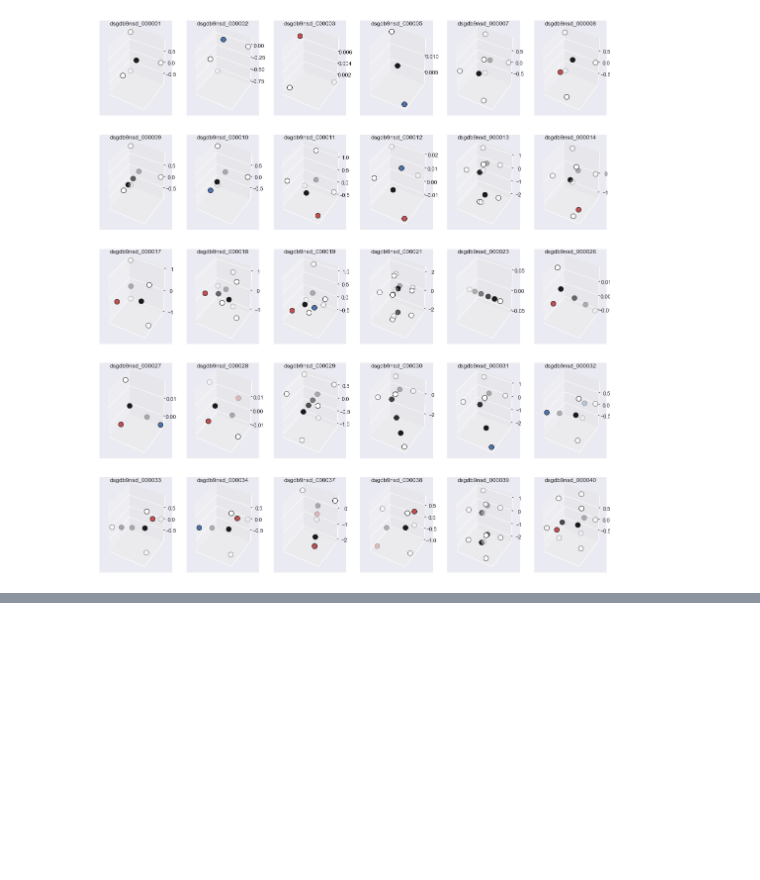
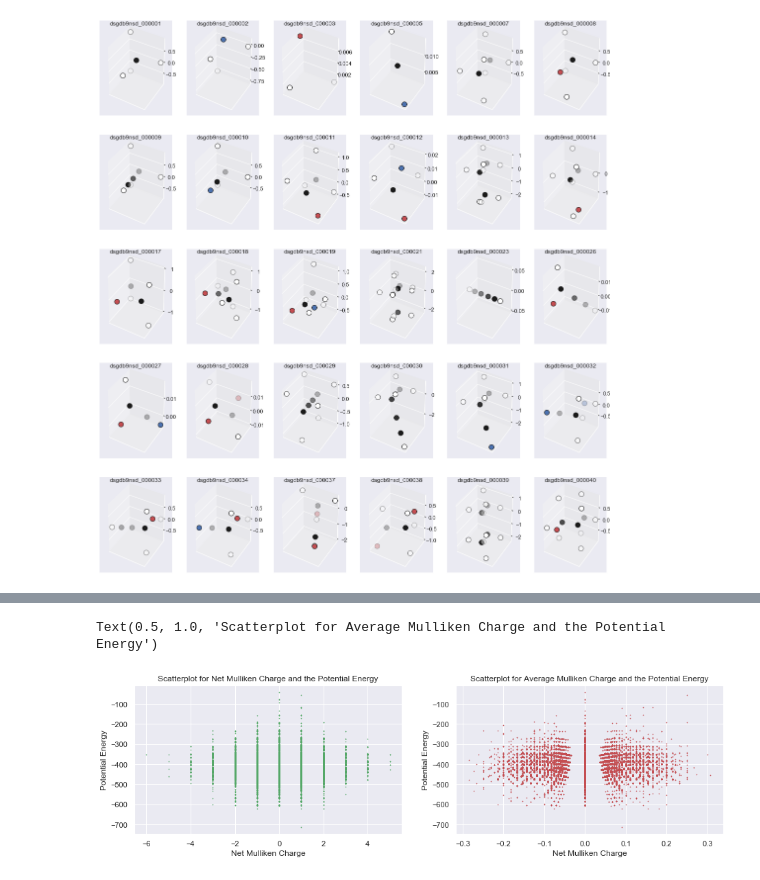
Before and after one commit to dhdzmota/particle_properties, a Jupyter notebook: Particles.ipynb, the cells around one changed output, grey strips where cells are left out. Cells and saved outputs as stored; diff of their text form; code cells hidden in the pictures; blank space fills up the shorter version.

```diff
--- a/Particles.ipynb
+++ b/Particles.ipynb
@@ -198,0 +234,16 @@ plt.show()
+# %%
+plt.subplot(121)
+plt.scatter(net_mulliken_charge*1000000, energy_dipole.potential_energy,c='g', s=.4)
+plt.xlabel('Net Mulliken Charge')
+plt.ylabel('Potential Energy')
+plt.title('Scatterplot for Net Mulliken Charge and the Potential Energy')
+
+plt.subplot(122)
+plt.scatter(av_mulliken_charge*1000000, energy_dipole.potential_energy, c='r', s=.4)
+plt.subplots_adjust(left=.01,right=2)
+plt.xlabel('Net Mulliken Charge')
+plt.ylabel('Potential Energy')
+plt.title('Scatterplot for Average Mulliken Charge and the Potential Energy')
+# %% [output]
+Text(0.5, 1.0, 'Scatterplot for Average Mulliken Charge and the Potential Energy')
+[figure, added]
```
Also changed, not shown: parts of 12 cells of this notebook.
